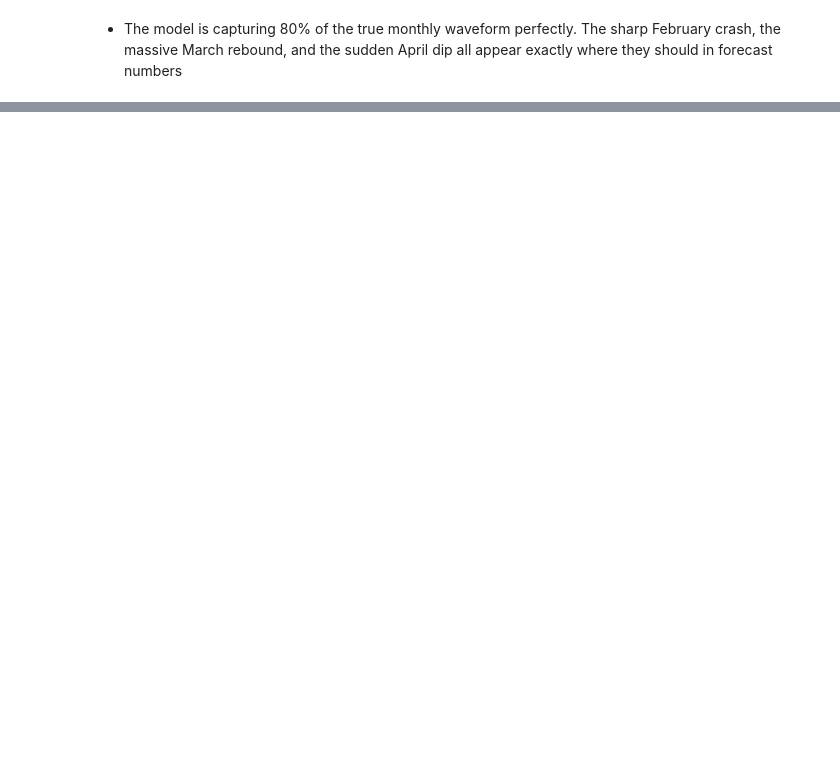
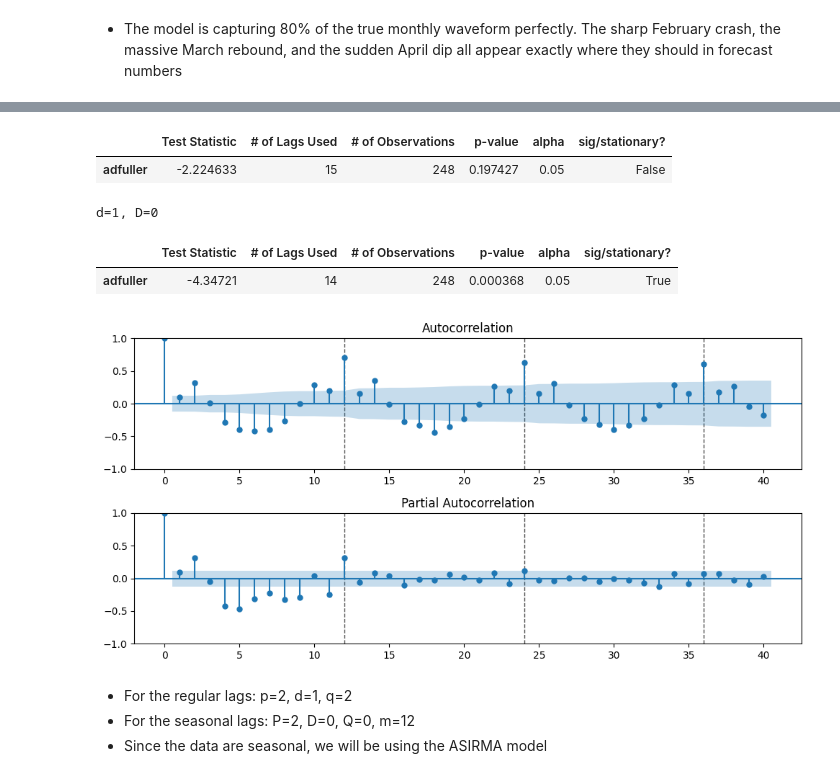
Before and after one commit to Hibashanti/Time-Series-Analysis, a Jupyter notebook: Chicago_Crimes_Core.ipynb, the cells around one changed output, grey strips where cells are left out. Drawn from its saved outputs; the diff is of its cells as text; code cells hidden in the pictures; blank space fills up the shorter version.

```diff
--- a/Chicago_Crimes_Core.ipynb
+++ b/Chicago_Crimes_Core.ipynb
@@ -876,0 +912,30 @@ ax=df_sarima.plot_diagnostics();
+# %%
+#Check for stationarity
+get_adfuller_results(monthely_battery)
+# %% [output]
+|  | Test Statistic | # of Lags Used | # of Observations | p-value | alpha | sig/stationary? |
+| adfuller | -2.224633 | 15 | 248 | 0.197427 | 0.05 | False |
+# %%
+#Determine if nonseasonal and/or seasonal differencing is required
+regular_battery_dff=ndiffs(monthely_battery)
+seasonal_battery_dff=nsdiffs(monthely_battery,m=12 )
+print(f'd={regular_battery_dff}, D={seasonal_battery_dff}')
+# %% [output]
+d=1, D=0
+# %%
+# Difference the data to become stationary
+battery_diff=monthely_battery.diff().dropna()
+# confirm stationarity
+get_adfuller_results(battery_diff)
+# %% [output]
+|  | Test Statistic | # of Lags Used | # of Observations | p-value | alpha | sig/stationary? |
+| adfuller | -4.34721 | 14 | 248 | 0.000368 | 0.05 | True |
+# %%
+#Use the ACF and PACF plots of stationarity data to estimate initial orders
+plot_acf_pacf(battery_diff,m=12,annotate_seas=True)
+# %% [output]
+[figure, added]
+# %% [markdown]
+- For the regular lags: p=2, d=1, q=2
+- For the seasonal lags: P=2, D=0, Q=0, m=12
+- Since the data are seasonal, we will be using the ASIRMA model
```
Also changed, not shown: parts of 17 cells of this notebook.
